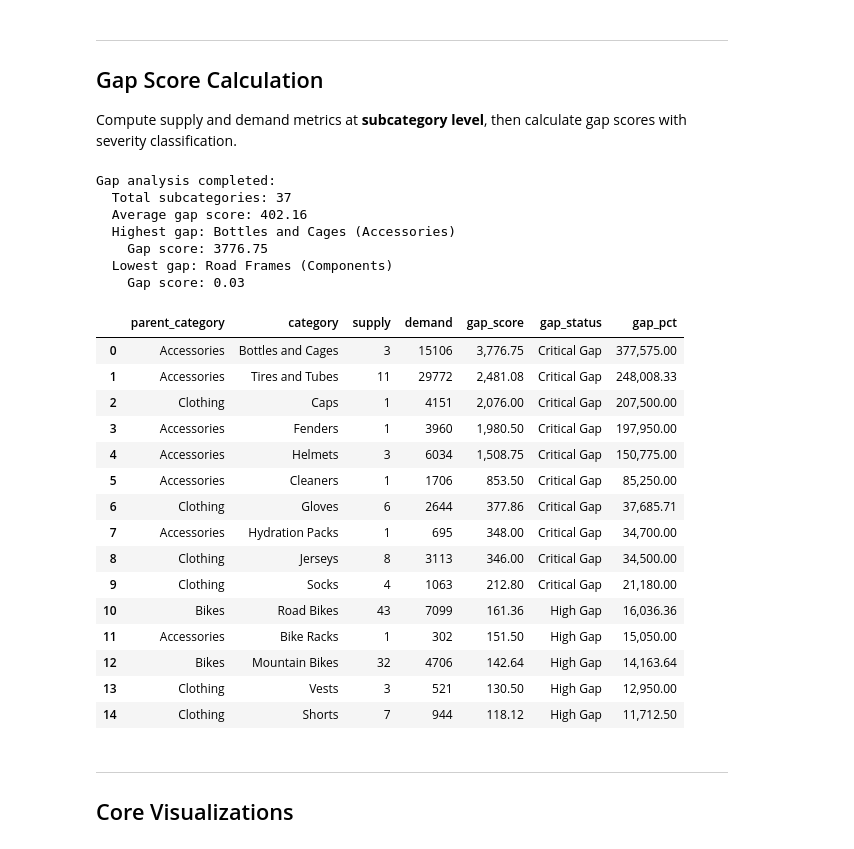
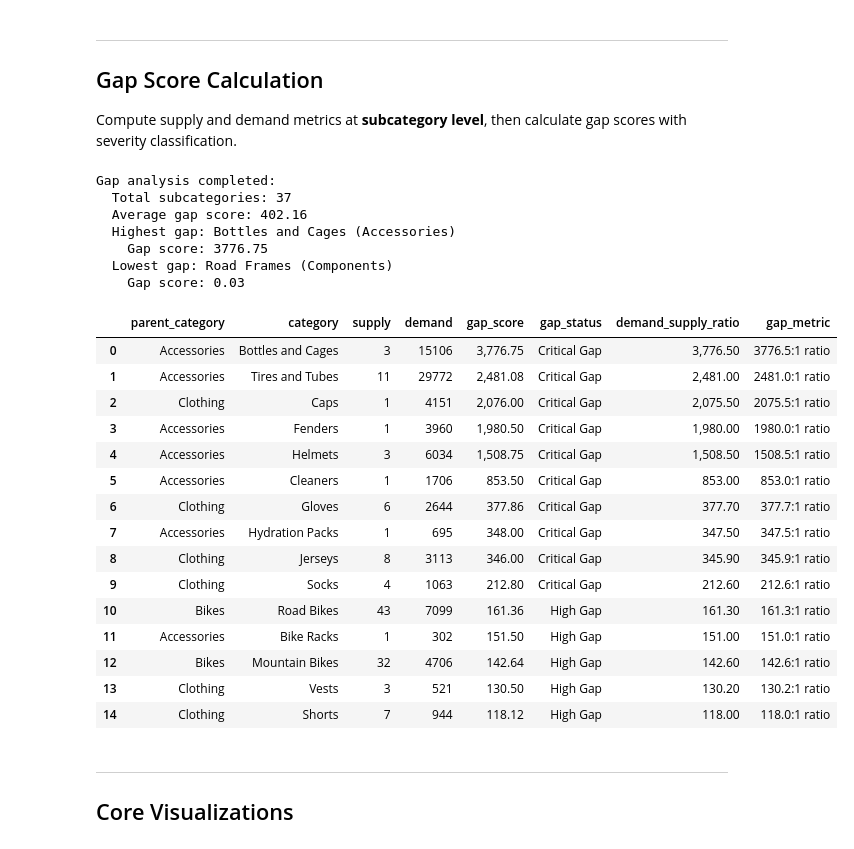
Before and after one commit to renty0/renty, a Jupyter notebook: Gap_Analysis/notebooks/VisualizationDraft.ipynb, the cells around one changed output. Drawn from its saved outputs; the diff is of its cells as text; code cells hidden in the pictures.

```diff
--- a/Gap_Analysis/notebooks/VisualizationDraft.ipynb
+++ b/Gap_Analysis/notebooks/VisualizationDraft.ipynb
@@ -97,51 +97,61 @@ supply_demand_df = merge_supply_demand(supply_df, demand_df)
 
 gap_df = compute_gap_score(supply_demand_df, demand_col='TotalQuantitySold', supply_col='UniqueProducts')
 gap_df = normalize_gap_score(gap_df, gap_col='GapScore')
 gap_df = classify_gap_level(gap_df, gap_col='GapScore')
 gap_df = compute_demand_supply_ratio(gap_df)
 gap_df = rank_categories_by_gap(gap_df, gap_col='GapScore', ascending=False)
 
 gap_summary = gap_df[['CategoryName', 'SubcategoryName', 'UniqueProducts',
                        'TotalQuantitySold', 'GapScore', 'GapLevel']].copy()
 gap_summary.columns = ['parent_category', 'category', 'supply', 'demand', 'gap_score', 'gap_status']
 gap_summary = gap_summary.sort_values('gap_score', ascending=False).reset_index(drop=True)
 
-gap_summary['gap_pct'] = ((gap_summary['demand'] - gap_summary['supply']) /
-                          (gap_summary['supply'] + 1) * 100).round(2)
+# BEST PRACTICE: Use ratio instead of percentage for extreme values
+gap_summary['demand_supply_ratio'] = (gap_summary['demand'] / (gap_summary['supply'] + 1)).round(1)
+
+# Only calculate percentage for moderate gaps (ratio < 10)
+def calc_gap_metric(row):
+    ratio = row['demand'] / (row['supply'] + 1)
+    if ratio < 10:
+        return f"{((row['demand'] - row['supply']) / (row['supply'] + 1) * 100):.1f}%"
+    else:
+        return f"{ratio:.1f}:1 ratio"
+
+gap_summary['gap_metric'] = gap_summary.apply(calc_gap_metric, axis=1)
 
 print("\nGap analysis completed:")
 print(f"  Total subcategories: {len(gap_summary)}")
 print(f"  Average gap score: {gap_summary['gap_score'].mean():.2f}")
 print(f"  Highest gap: {gap_summary.iloc[0]['category']} ({gap_summary.iloc[0]['parent_category']})")
 print(f"    Gap score: {gap_summary.iloc[0]['gap_score']:.2f}")
 print(f"  Lowest gap: {gap_summary.iloc[-1]['category']} ({gap_summary.iloc[-1]['parent_category']})")
 print(f"    Gap score: {gap_summary.iloc[-1]['gap_score']:.2f}")
 
 display(gap_summary.head(15))
 # %% [output]
 Gap analysis completed:
   Total subcategories: 37
   Average gap score: 402.16
   Highest gap: Bottles and Cages (Accessories)
     Gap score: 3776.75
   Lowest gap: Road Frames (Components)
     Gap score: 0.03
-|  | parent_category | category | supply | demand | gap_score | gap_status | gap_pct |
-| 0 | Accessories | Bottles and Cages | 3 | 15106 | 3,776.75 | Critical Gap | 377,575.00 |
-| 1 | Accessories | Tires and Tubes | 11 | 29772 | 2,481.08 | Critical Gap | 248,008.33 |
-| 2 | Clothing | Caps | 1 | 4151 | 2,076.00 | Critical Gap | 207,500.00 |
-| 3 | Accessories | Fenders | 1 | 3960 | 1,980.50 | Critical Gap | 197,950.00 |
-| 4 | Accessories | Helmets | 3 | 6034 | 1,508.75 | Critical Gap | 150,775.00 |
-| 5 | Accessories | Cleaners | 1 | 1706 | 853.50 | Critical Gap | 85,250.00 |
-| 6 | Clothing | Gloves | 6 | 2644 | 377.86 | Critical Gap | 37,685.71 |
-| 7 | Accessories | Hydration Packs | 1 | 695 | 348.00 | Critical Gap | 34,700.00 |
-| 8 | Clothing | Jerseys | 8 | 3113 | 346.00 | Critical Gap | 34,500.00 |
-| 9 | Clothing | Socks | 4 | 1063 | 212.80 | Critical Gap | 21,180.00 |
-| 10 | Bikes | Road Bikes | 43 | 7099 | 161.36 | High Gap | 16,036.36 |
-| 11 | Accessories | Bike Racks | 1 | 302 | 151.50 | High Gap | 15,050.00 |
-| 12 | Bikes | Mountain Bikes | 32 | 4706 | 142.64 | High Gap | 14,163.64 |
-| 13 | Clothing | Vests | 3 | 521 | 130.50 | High Gap | 12,950.00 |
-| 14 | Clothing | Shorts | 7 | 944 | 118.12 | High Gap | 11,712.50 |
+|  | parent_category | category | supply | demand | gap_score | gap_status | demand_supply_ratio | gap_metric |
+| 0 | Accessories | Bottles and Cages | 3 | 15106 | 3,776.75 | Critical Gap | 3,776.50 | 3776.5:1 ratio |
+| 1 | Accessories | Tires and Tubes | 11 | 29772 | 2,481.08 | Critical Gap | 2,481.00 | 2481.0:1 ratio |
+| 2 | Clothing | Caps | 1 | 4151 | 2,076.00 | Critical Gap | 2,075.50 | 2075.5:1 ratio |
+| 3 | Accessories | Fenders | 1 | 3960 | 1,980.50 | Critical Gap | 1,980.00 | 1980.0:1 ratio |
+| 4 | Accessories | Helmets | 3 | 6034 | 1,508.75 | Critical Gap | 1,508.50 | 1508.5:1 ratio |
+| 5 | Accessories | Cleaners | 1 | 1706 | 853.50 | Critical Gap | 853.00 | 853.0:1 ratio |
+| 6 | Clothing | Gloves | 6 | 2644 | 377.86 | Critical Gap | 377.70 | 377.7:1 ratio |
+| 7 | Accessories | Hydration Packs | 1 | 695 | 348.00 | Critical Gap | 347.50 | 347.5:1 ratio |
+| 8 | Clothing | Jerseys | 8 | 3113 | 346.00 | Critical Gap | 345.90 | 345.9:1 ratio |
+| 9 | Clothing | Socks | 4 | 1063 | 212.80 | Critical Gap | 212.60 | 212.6:1 ratio |
+| 10 | Bikes | Road Bikes | 43 | 7099 | 161.36 | High Gap | 161.30 | 161.3:1 ratio |
+| 11 | Accessories | Bike Racks | 1 | 302 | 151.50 | High Gap | 151.00 | 151.0:1 ratio |
+| 12 | Bikes | Mountain Bikes | 32 | 4706 | 142.64 | High Gap | 142.60 | 142.6:1 ratio |
+| 13 | Clothing | Vests | 3 | 521 | 130.50 | High Gap | 130.20 | 130.2:1 ratio |
+| 14 | Clothing | Shorts | 7 | 944 | 118.12 | High Gap | 118.00 | 118.0:1 ratio |
 # %% [markdown]
 ---
 
```
Also changed, not shown: parts of 5 cells of this notebook, 13 other files.
